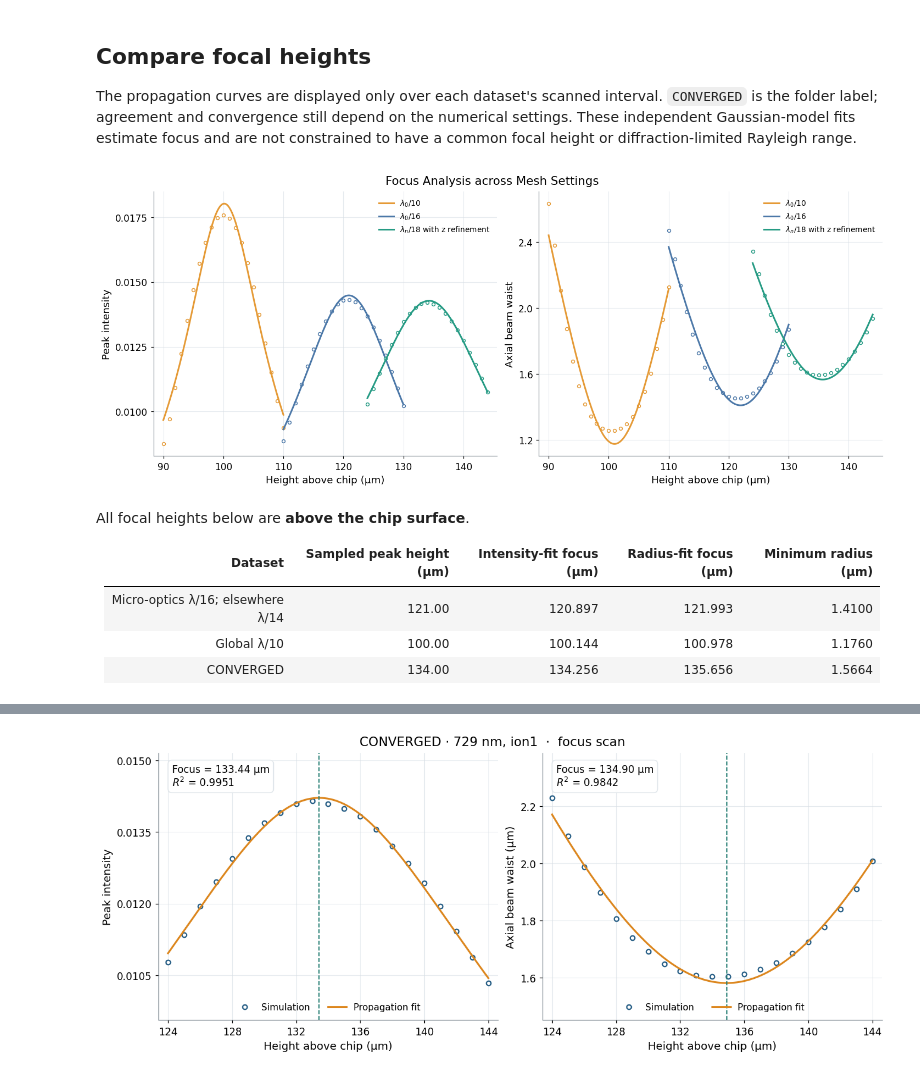
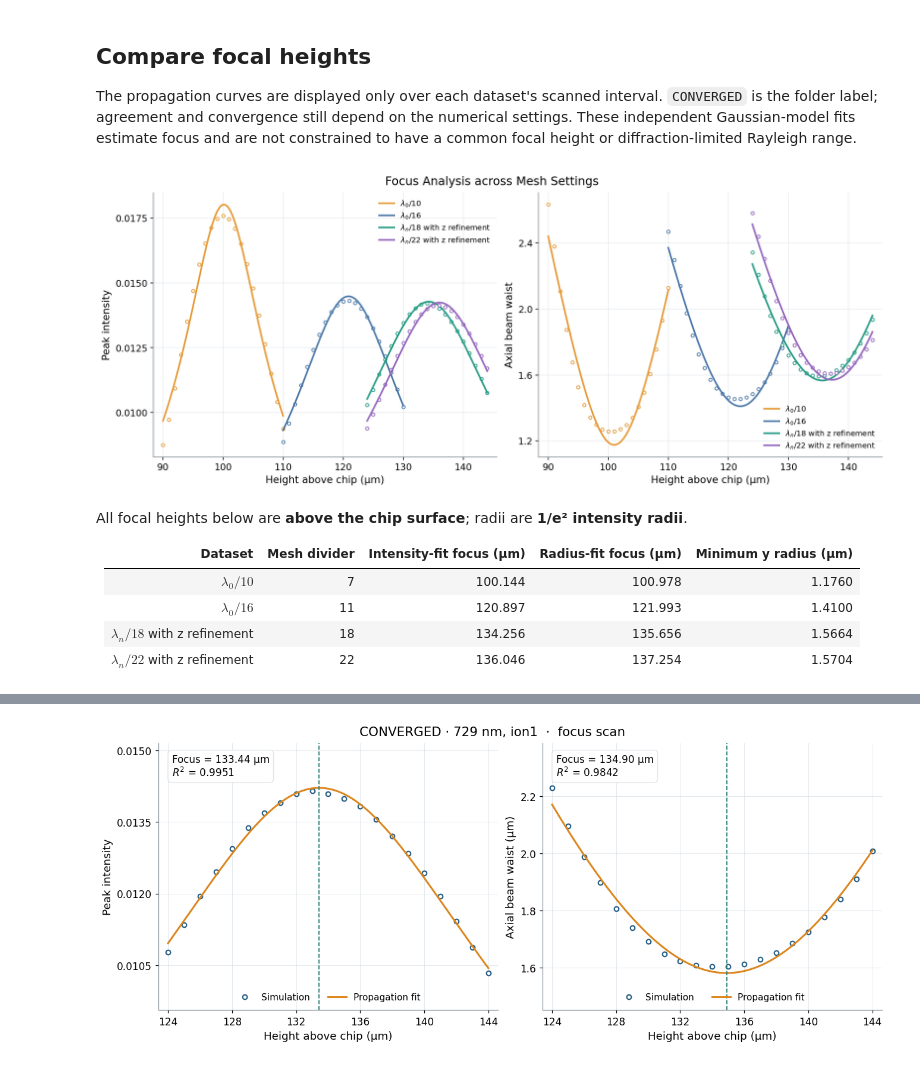
Before and after one commit to yiyangzhi3/integrated_trapped_ions, a Jupyter notebook: Analysis/Mesh_convergence_study.ipynb, the cells around one changed output, grey strips where cells are left out. Cells and saved outputs as stored; diff of their text form; code cells hidden in the pictures.

```diff
--- a/Analysis/Mesh_convergence_study.ipynb
+++ b/Analysis/Mesh_convergence_study.ipynb
@@ -153,0 +165,9 @@ plt.show()
+# %%
+# Use the same y-cut Gaussian fits and propagation models as the other meshes.
+o5_converged_scan = fit_focus_scan(
+    load_focus_scan(DATASETS["o5_converged"], chip_surface_um=CHIP_SURFACE_HEIGHT_UM,
+                    mirror_x=MIRROR_X, power_axes=POWER_ARRAY_AXES),
+    focus_axis=FOCUS_AXIS, intensity_exponent=INTENSITY_EXPONENT,
+)
+focus_results["o5_converged"] = o5_converged_scan
+report_focus_scan(o5_converged_scan, "o5_converged")
@@ -153,0 +182,8 @@ plt.show()
+# %%
+fig_o5_converged_focus = plot_focus_propagation(o5_converged_scan, "o5_converged")
+fig_o5_converged_focus.axes[0].set_ylabel("Peak intensity")
+fig_o5_converged_focus.axes[1].set_ylabel(r"$w_y$, 1/e² intensity radius (µm)")
+for ax in fig_o5_converged_focus.axes:
+    ax.set_title("")
+focus_figures["o5_converged_focus"] = fig_o5_converged_focus
+plt.show()
@@ -156,34 +194,39 @@ plt.show()
 
 The propagation curves are displayed only over each dataset's scanned interval. `CONVERGED` is the folder label; agreement and convergence still depend on the numerical settings. These independent Gaussian-model fits estimate focus and are not constrained to have a common focal height or diffraction-limited Rayleigh range.
 # %%
-# Legend order and curve colors: orange, blue, green.
-comparison_scans = {
-    r"$\lambda_0/10$": focus_results["Global λ/10"],
-    r"$\lambda_0/16$": focus_results["Micro-optics λ/16; elsewhere λ/14"],
-    r"$\lambda_n/18$ with z refinement": focus_results["CONVERGED"],
+# Legend order and curve colors: orange, blue, green, purple.
+comparison_labels = {
+    "Global λ/10": r"$\lambda_0/10$",
+    "Micro-optics λ/16; elsewhere λ/14": r"$\lambda_0/16$",
+    "CONVERGED": r"$\lambda_n/18$ with z refinement",
+    "o5_converged": r"$\lambda_n/22$ with z refinement",
 }
+comparison_scans = {label: focus_results[key] for key, label in comparison_labels.items()}
+comparison_mesh_dividers = [MESH_DIVIDERS[key] for key in comparison_labels]
 fig_focus_comparison = plot_focus_comparison(comparison_scans)
 focus_figures["mesh_comparison"] = fig_focus_comparison
 plt.show()
 
 summary_lines = [
-    "| Dataset | Sampled peak height (µm) | Intensity-fit focus (µm) | Radius-fit focus (µm) | Minimum radius (µm) |",
+    "| Dataset | Mesh divider | Intensity-fit focus (µm) | Radius-fit focus (µm) | Minimum y radius (µm) |",
     "|---|---:|---:|---:|---:|",
 ]
-for label, scan in focus_results.items():
+for divider, (label, scan) in zip(comparison_mesh_dividers, comparison_scans.items()):
     fit = scan["focus_fit"]
     summary_lines.append(
-        f"| {label} | {fit['sampled_peak_above_chip_um']:.2f} | "
+        f"| {label} | {divider} | "
         f"{fit['intensity_focus_above_chip_um']:.3f} | {fit['waist_focus_above_chip_um']:.3f} | "
         f"{fit['minimum_radius_um']:.4f} |"
     )
-display(Markdown("All focal heights below are **above the chip surface**." + chr(10)*2 + chr(10).join(summary_lines)))
+display(Markdown("All focal heights below are **above the chip surface**; radii are **1/e² intensity radii**."
+                 + chr(10)*2 + chr(10).join(summary_lines)))
 # %% [output]
-[figure, old version]
+[figure, new version]
-All focal heights below are **above the chip surface**.
+All focal heights below are **above the chip surface**; radii are **1/e² intensity radii**.
 
-| Dataset | Sampled peak height (µm) | Intensity-fit focus (µm) | Radius-fit focus (µm) | Minimum radius (µm) |
+| Dataset | Mesh divider | Intensity-fit focus (µm) | Radius-fit focus (µm) | Minimum y radius (µm) |
 |---|---:|---:|---:|---:|
-| Micro-optics λ/16; elsewhere λ/14 | 121.00 | 120.897 | 121.993 | 1.4100 |
-| Global λ/10 | 100.00 | 100.144 | 100.978 | 1.1760 |
-| CONVERGED | 134.00 | 134.256 | 135.656 | 1.5664 |
+| $\lambda_0/10$ | 7 | 100.144 | 100.978 | 1.1760 |
+| $\lambda_0/16$ | 11 | 120.897 | 121.993 | 1.4100 |
+| $\lambda_n/18$ with z refinement | 18 | 134.256 | 135.656 | 1.5664 |
+| $\lambda_n/22$ with z refinement | 22 | 136.046 | 137.254 | 1.5704 |
```
Also changed, not shown: parts of 6 cells of this notebook, 14 other files.
